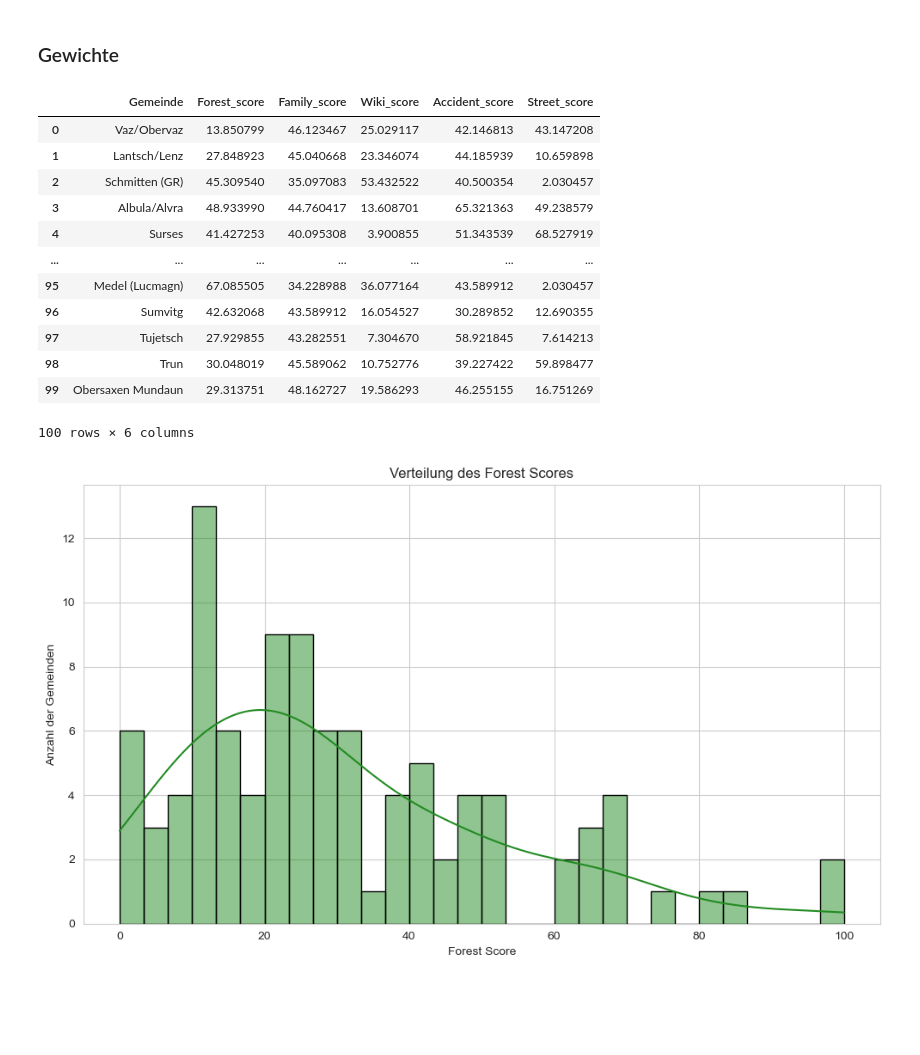
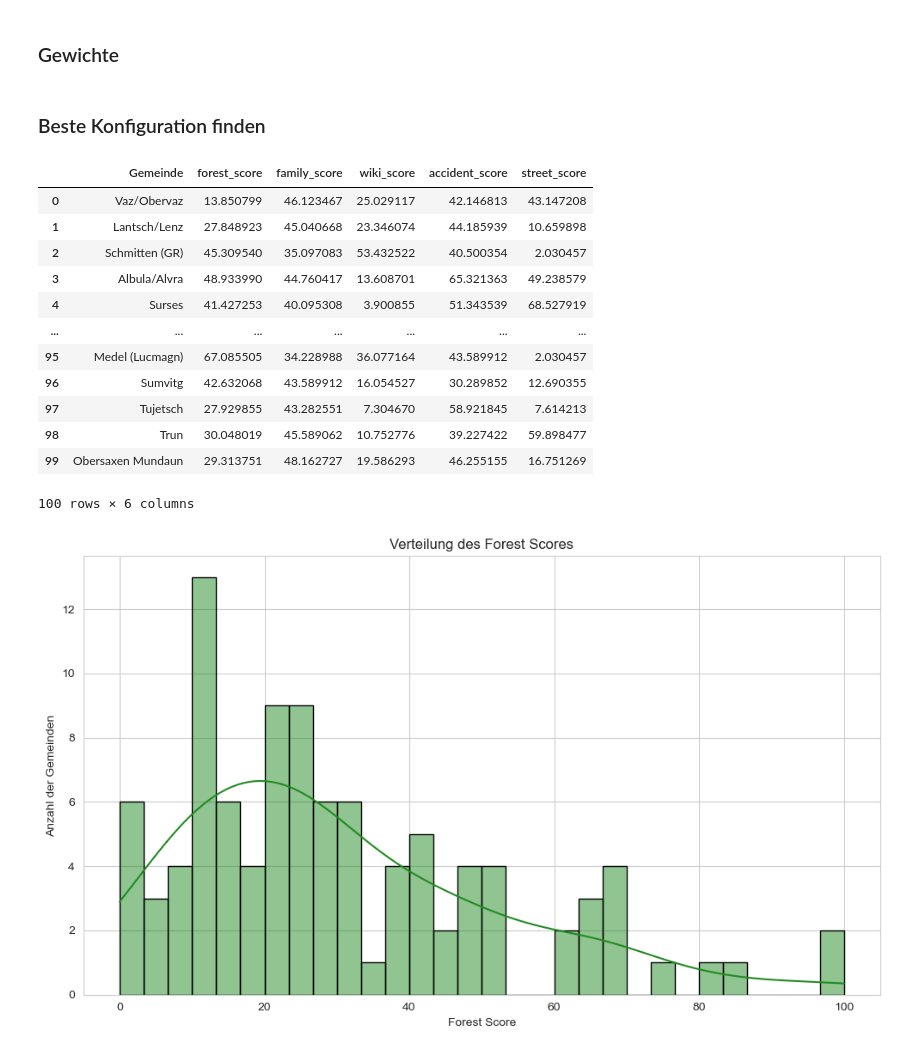
Before and after one commit to gideon-monterosa/dawr, a Jupyter notebook: assignement-1/ranking.ipynb, the cells around one changed output. Drawn from its saved outputs; the diff is of its cells as text; code cells hidden in the pictures; blank space fills up the shorter version.

```diff
--- a/assignement-1/ranking.ipynb
+++ b/assignement-1/ranking.ipynb
@@ -114,7 +115,7 @@ multiplier_schwer = 10
 multiplier_lebensbedrohlich = 15
 multiplier_erheblich = 5
 
-df_accidents["Accident_points"] = (
+df_accidents["accident_points"] = (
         df_accidents["Unfälle-mit-Sachschaden"] * multiplier_sach +
         df_accidents["Unfälle-mit-Personenschaden"] * multiplier_person +
         df_accidents["Getötete"] * multiplier_getoetete +
@@ -123,7 +124,7 @@ df_accidents["Accident_points"] = (
         df_accidents["Erheblich-Verletzte"] * multiplier_erheblich
 )
 
-plot_distribution(df_accidents["Accident_points"],
+plot_distribution(df_accidents["accident_points"],
                   "Verteilung der Unfall-Points",
                   "Unfall-Points",
                   "Anzahl der Gemeinden",
@@ -179,11 +180,11 @@ def quantile_transform_and_normalize(series):
     return normalize(pd.Series(transformed))
 
 scores = [
-    "Forest_score",
-    "Family_score",
-    "Wiki_score",
-    "Accident_score",
-    'Street_score'
+    "forest_score",
+    "family_score",
+    "wiki_score",
+    "accident_score",
+    'street_score'
 ]
 
 transformation_candidates = [
@@ -197,11 +198,11 @@ transformation_candidates = [
 ]
 
 def calculate_scores(df, trans_funcs):
-    df["Forest_score"] = trans_funcs["Forest_score"]( df_regio["Forest_area_per_person_ha"] )
-    df["Family_score"] = trans_funcs["Family_score"]( df_regio["Family_Friendly"] )
-    df["Wiki_score"]   = trans_funcs["Wiki_score"]( df_wiki["Artikel_Laenge"] )
-    df["Accident_score"] = 100 - trans_funcs["Accident_score"]( df_accidents["Accident_points"] )
-    df["Street_score"] = trans_funcs["Street_score"]( df_streets["Strassenflaeche-Hektar"] )
+    df["forest_score"] = trans_funcs["forest_score"]( df_regio["forest_area_per_person_ha"] )
+    df["family_score"] = trans_funcs["family_score"]( df_regio["family_friendly"] )
+    df["wiki_score"]   = trans_funcs["wiki_score"]( df_wiki["Artikel_Laenge"] )
+    df["accident_score"] = 100 - trans_funcs["accident_score"]( df_accidents["accident_points"] )
+    df["street_score"] = trans_funcs["street_score"]( df_streets["Strassenflaeche-Hektar"] )
     return df
 # %% [markdown]
 ### Gewichte
@@ -235 +228,3 @@ def calculate_final_score(df, weights):
+# %% [markdown]
+### Beste Konfiguration finden
 # %%
@@ -307,11 +309,11 @@ else:
     calculated_config = None
 # %%
 best_transformations = {
-    'Forest_score': log_and_normalize,
-    'Family_score': quantile_transform_and_normalize,
-    'Wiki_score': normalize,
-    'Accident_score': quantile_transform_and_normalize,
-    'Street_score': normalize
+    'forest_score': log_and_normalize,
+    'family_score': quantile_transform_and_normalize,
+    'wiki_score': normalize,
+    'accident_score': quantile_transform_and_normalize,
+    'street_score': normalize
 }
 
 df_rank = df_regio[['Gemeinde']].copy()
@@ -320,40 +322,39 @@ if CALCULATE_CONFIG:
 else:
     df_rank = calculate_scores(df_rank, best_transformations)
 
 display(df_rank)
 
-plot_distribution(df_rank['Forest_score'],
+plot_distribution(df_rank['forest_score'],
                   "Verteilung des Forest Scores",
                   "Forest Score",
                   "Anzahl der Gemeinden",
                   'forestgreen')
 
-
-plot_distribution(df_rank['Family_score'],
+plot_distribution(df_rank['family_score'],
                   "Verteilung des Family Friendly Scores",
                   "Family Friendly Score",
                   "Anzahl der Gemeinden",
                   'skyblue')
 
-plot_distribution(df_rank['Wiki_score'],
+plot_distribution(df_rank['wiki_score'],
                   "Verteilung des Wiki Scores",
                   "Wiki Score",
                   "Anzahl der Gemeinden",
                   'tomato')
 
-plot_distribution(df_rank["Accident_score"],
+plot_distribution(df_rank["accident_score"],
                   "Verteilung des Unfall Scores",
                   "Unfall Score",
                   "Anzahl der Gemeinden",
                   'orange')
 
-plot_distribution(df_rank['Street_score'],
+plot_distribution(df_rank['street_score'],
                   "Verteilung des Strassen Score",
                   "Strassen Score",
                   "Anzahl der Gemeinden",
                   'orchid')
 # %% [output]
-|  | Gemeinde | Forest_score | Family_score | Wiki_score | Accident_score | Street_score |
+|  | Gemeinde | forest_score | family_score | wiki_score | accident_score | street_score |
 | 0 | Vaz/Obervaz | 13.850799 | 46.123467 | 25.029117 | 42.146813 | 43.147208 |
 | 1 | Lantsch/Lenz | 27.848923 | 45.040668 | 23.346074 | 44.185939 | 10.659898 |
 | 2 | Schmitten (GR) | 45.309540 | 35.097083 | 53.432522 | 40.500354 | 2.030457 |
```
Also changed, not shown: parts of 8 cells of this notebook, 1 other file.
